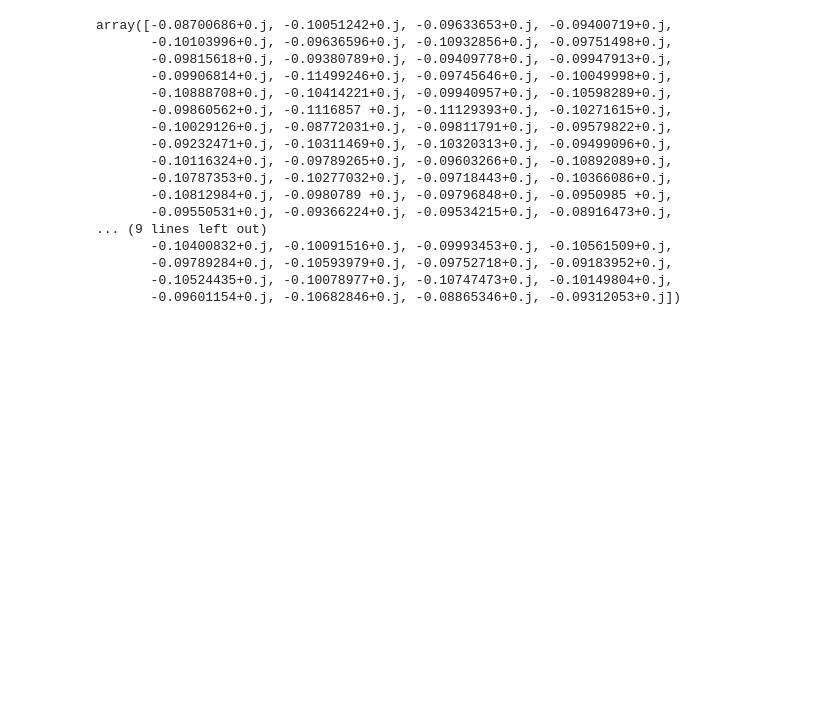
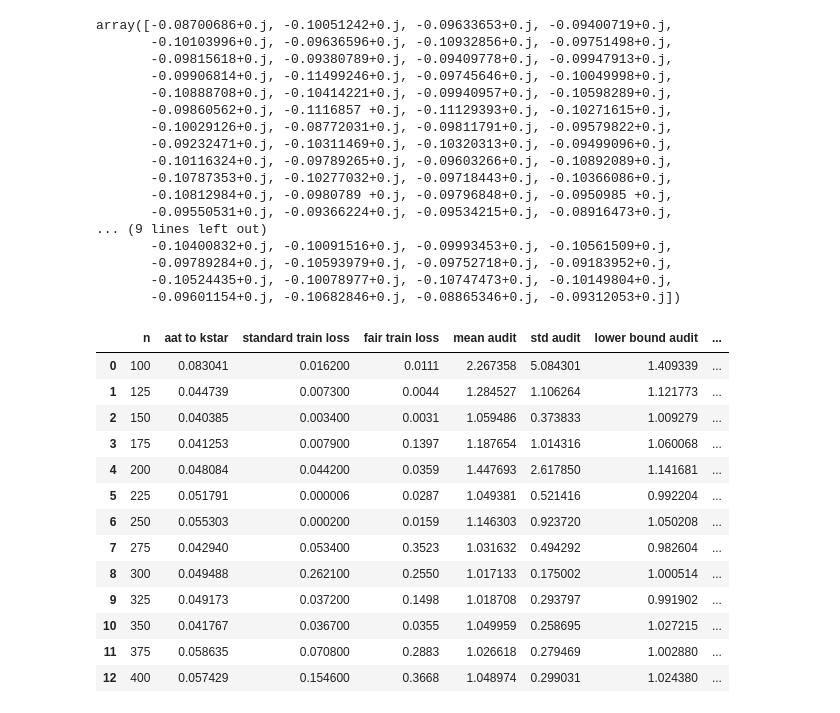
Before and after one commit to ceolson/metric-learning, a Jupyter notebook: scratch.ipynb, the cells around one changed output. Cells and saved outputs as stored; diff of their text form; code cells hidden in the pictures; blank space fills up the shorter version.

```diff
--- a/scratch.ipynb
+++ b/scratch.ipynb
@@ -132,0 +137,17 @@ array([-0.08700686+0.j, -0.10051242+0.j, -0.09633653+0.j, -0.09400719+0.j,
+# %%
+db
+# %% [output]
+|  | n | aat to kstar | standard train loss | fair train loss | mean audit | std audit | lower bound audit | ... |
+| 0 | 100 | 0.083041 | 0.016200 | 0.0111 | 2.267358 | 5.084301 | 1.409339 | ... |
+| 1 | 125 | 0.044739 | 0.007300 | 0.0044 | 1.284527 | 1.106264 | 1.121773 | ... |
+| 2 | 150 | 0.040385 | 0.003400 | 0.0031 | 1.059486 | 0.373833 | 1.009279 | ... |
+| 3 | 175 | 0.041253 | 0.007900 | 0.1397 | 1.187654 | 1.014316 | 1.060068 | ... |
+| 4 | 200 | 0.048084 | 0.044200 | 0.0359 | 1.447693 | 2.617850 | 1.141681 | ... |
+| 5 | 225 | 0.051791 | 0.000006 | 0.0287 | 1.049381 | 0.521416 | 0.992204 | ... |
+| 6 | 250 | 0.055303 | 0.000200 | 0.0159 | 1.146303 | 0.923720 | 1.050208 | ... |
+| 7 | 275 | 0.042940 | 0.053400 | 0.3523 | 1.031632 | 0.494292 | 0.982604 | ... |
+| 8 | 300 | 0.049488 | 0.262100 | 0.2550 | 1.017133 | 0.175002 | 1.000514 | ... |
+| 9 | 325 | 0.049173 | 0.037200 | 0.1498 | 1.018708 | 0.293797 | 0.991902 | ... |
+| 10 | 350 | 0.041767 | 0.036700 | 0.0355 | 1.049959 | 0.258695 | 1.027215 | ... |
+| 11 | 375 | 0.058635 | 0.070800 | 0.2883 | 1.026618 | 0.279469 | 1.002880 | ... |
+| 12 | 400 | 0.057429 | 0.154600 | 0.3668 | 1.048974 | 0.299031 | 1.024380 | ... |
```
Also changed, not shown: parts of 7 cells of this notebook, 6 other files.
